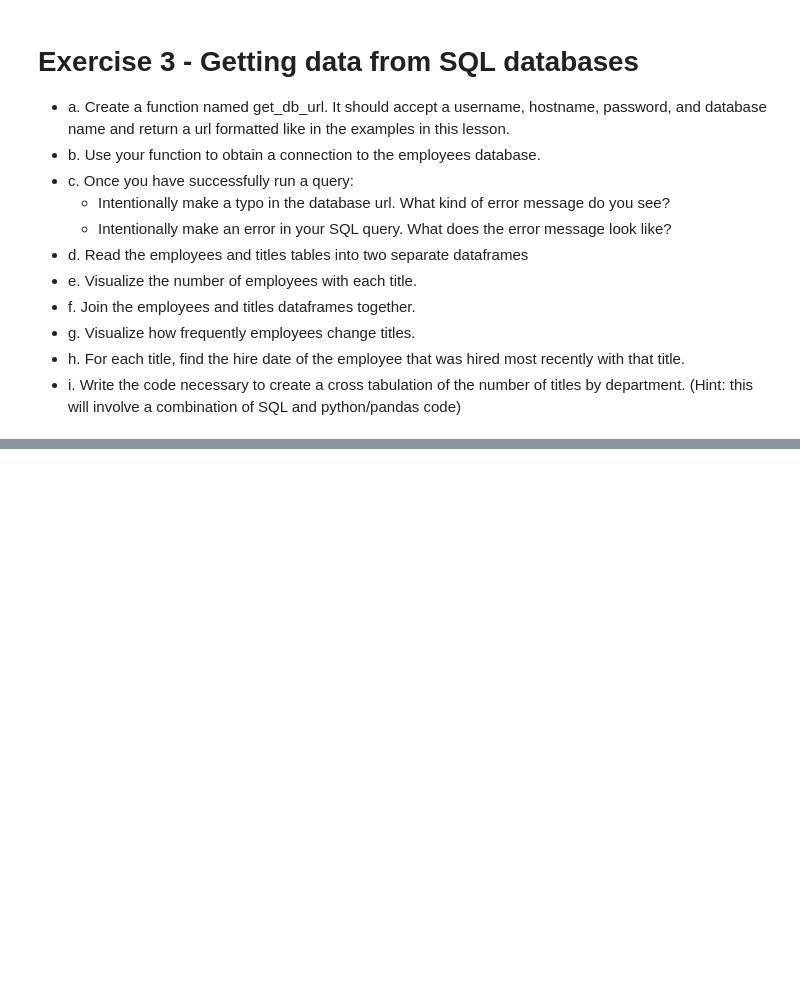
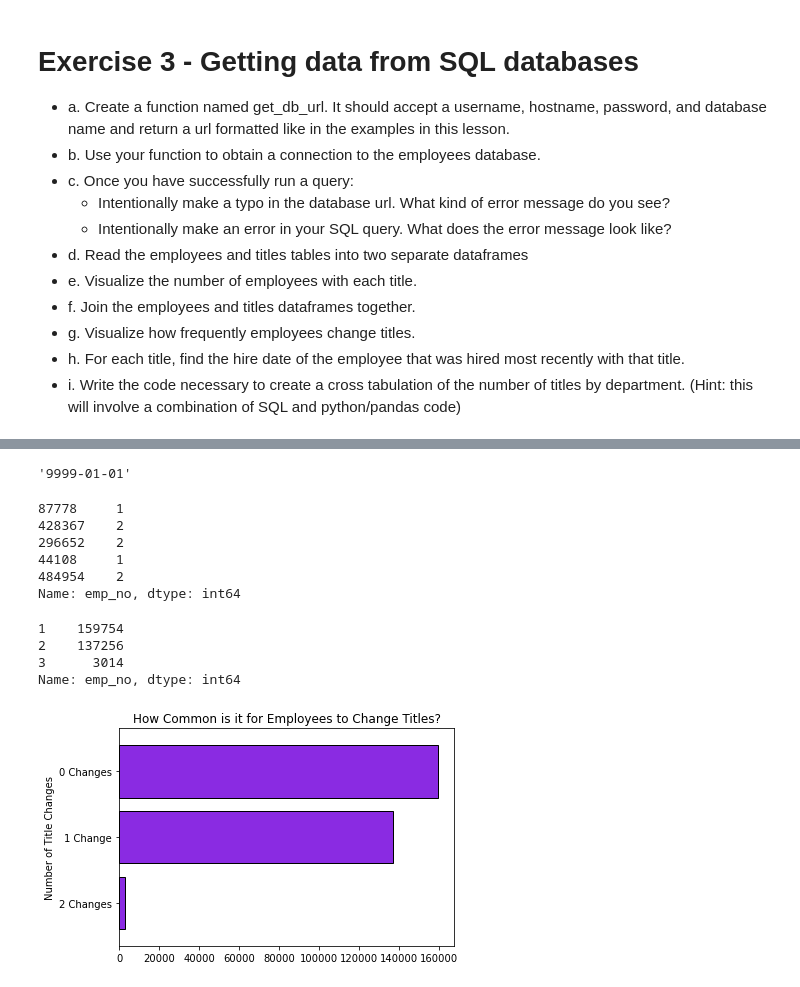
Before and after one commit to KwameTaylor/numpy-pandas-visualization-exercises, a Jupyter notebook: advanced_dataframes.ipynb, the cells around one changed output, grey strips where cells are left out. Drawn from its saved outputs; the diff is of its cells as text; code cells hidden in the pictures; blank space fills up the shorter version.

```diff
--- a/advanced_dataframes.ipynb
+++ b/advanced_dataframes.ipynb
@@ -172,0 +209,7 @@ It shows only the columns id and name, and does not include any rows.
+# %%
+# b
+
+sql_query = 'SELECT * FROM employees'
+
+employees = pd.read_csv('employees.csv', index_col=0)
+employees.head()
@@ -172,0 +380,3 @@ It shows only the columns id and name, and does not include any rows.
+# %%
+all_emp_titles = employees.merge(titles, on='emp_no')
+all_emp_titles.head()
@@ -172,0 +413,40 @@ It shows only the columns id and name, and does not include any rows.
+# %%
+all_emp_titles.to_date.max()
+# %% [output]
+'9999-01-01'
+# %%
+# g
+# Visualize how frequently employees change titles.
+
+all_emp_titles.emp_no.value_counts().sample(5)
+# %% [output]
+87778     1
+428367    2
+296652    2
+44108     1
+484954    2
+Name: emp_no, dtype: int64
+# %%
+changes = all_emp_titles.emp_no.value_counts()
+changes.value_counts()
+# %% [output]
+1    159754
+2    137256
+3      3014
+Name: emp_no, dtype: int64
+# %%
+changes.value_counts().plot(kind='barh',
+                            color='blueviolet',
+                            ec='black',
+                            width=.8)
+
+plt.title('How Common is it for Employees to Change Titles?')
+plt.ylabel('Number of Title Changes')
+plt.yticks(ticks=[0,1,2], labels=['0 Changes', '1 Change', '2 Changes'])
+
+# reorder y-axis of horizontal bar chart
+plt.gca().invert_yaxis()
+
+plt.show()
+# %% [output]
+[figure, added]
```
Also changed, not shown: parts of 57 cells of this notebook.
